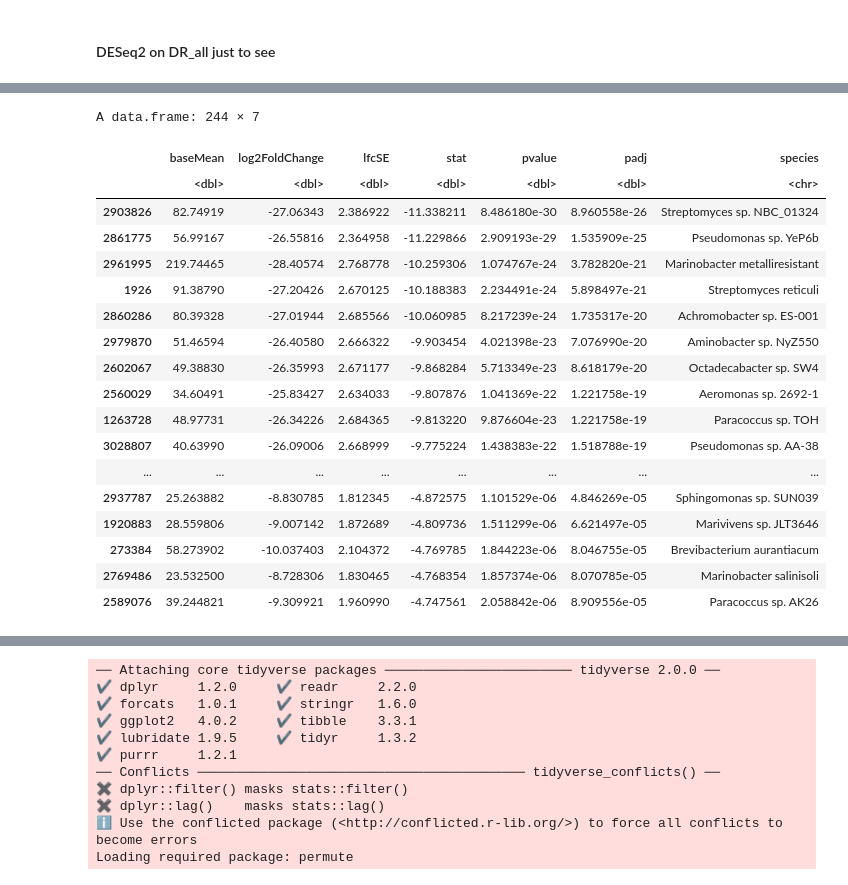
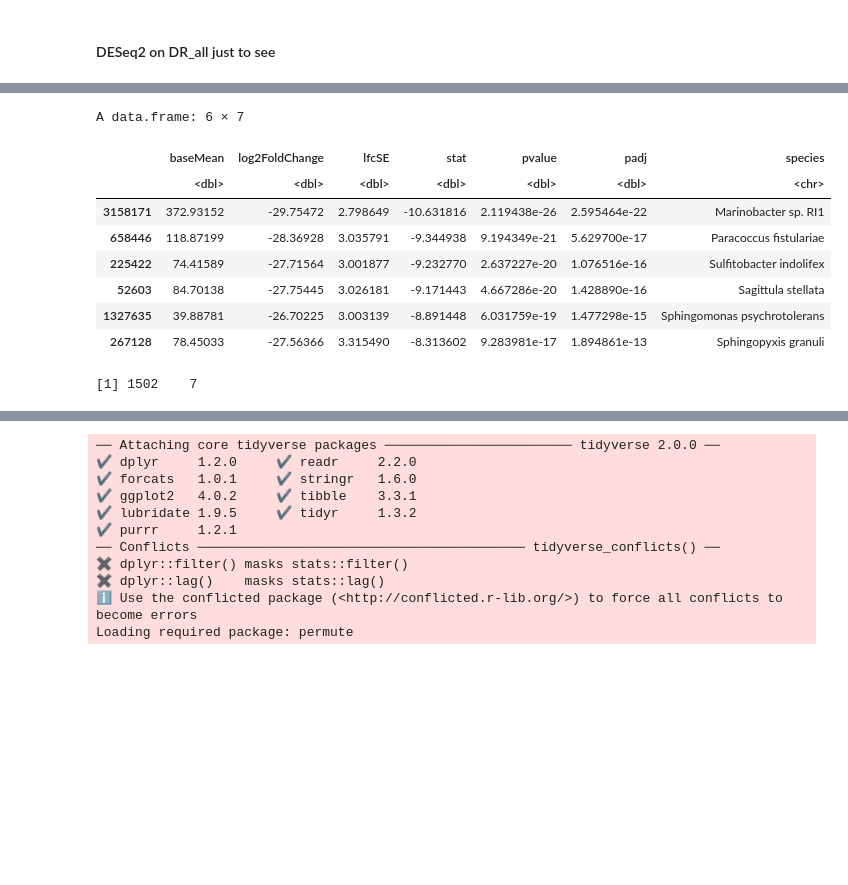
Before and after one commit to nikeaulrich/DR_SCTLD, a Jupyter notebook: DR_phyloseq.ipynb, the cells around one changed output, grey strips where cells are left out. Cells and saved outputs as stored; diff of their text form; code cells hidden in the pictures; blank space fills up the shorter version.

```diff
--- a/DR_phyloseq.ipynb
+++ b/DR_phyloseq.ipynb
@@ -177,7 +177,7 @@ A data.frame: 6 × 30
 | 6 | 28213 | 4979.077 | 0.000 | 0.00000 | 0.000 | ... |
 # %%
 #reorder columns from list file (just concatenated the IDs together in the order I wanted
-column_list <- readLines("COL_column_order.txt")
+column_list <- readLines("DR_column_order.txt")
 otu_table <- otu_table[, column_list]
 head(otu_table)
 # %% [output]
@@ -445,11 +461,11 @@ Signif. codes:  0 ‘***’ 0.001 ‘**’ 0.01 ‘*’ 0.05 ‘.’ 0.1 ‘ ’
 # %% [markdown]
 #### DESeq2 on DR_all just to see
 # %%
-#run DESeq2 on mcav
-ds_all = phyloseq_to_deseq2(DR_all, ~ SCTLD_status)
+#run DESeq2
+ds_all = phyloseq_to_deseq2(DR_all, ~ Sample_type)
 ds_all = DESeq(ds_all, test="Wald", fitType="parametric")
-res = results(ds_all, cooksCutoff = FALSE)
-alpha = 0.0001
+res = results(ds_all, cooksCutoff = FALSE, contrast=c("Sample_type", "H", "DM"))
+alpha = 0.00001
 sigtab_a = res[which(res$padj < alpha), ]
 sigtab_all = cbind(as(sigtab_a, "data.frame"), as(tax_table(DR_all)[rownames(sigtab_a), ], "matrix"))
 res
@@ -500,25 +516,17 @@ A data.frame: 6 × 7
 # %%
 # sort by most significant
 sorted_sigtab_all <- sigtab_all %>%
   arrange(padj)
-sorted_sigtab_all
+head(sorted_sigtab_all)
+dim(sorted_sigtab_all)
 # %% [output]
-A data.frame: 244 × 7
+A data.frame: 6 × 7
 |  | baseMean | log2FoldChange | lfcSE | stat | pvalue | padj | species |
 |  | <dbl> | <dbl> | <dbl> | <dbl> | <dbl> | <dbl> | <chr> |
-| 2903826 | 82.74919 | -27.06343 | 2.386922 | -11.338211 | 8.486180e-30 | 8.960558e-26 | Streptomyces sp. NBC_01324 |
-| 2861775 | 56.99167 | -26.55816 | 2.364958 | -11.229866 | 2.909193e-29 | 1.535909e-25 | Pseudomonas sp. YeP6b |
-| 2961995 | 219.74465 | -28.40574 | 2.768778 | -10.259306 | 1.074767e-24 | 3.782820e-21 | Marinobacter metalliresistant |
-| 1926 | 91.38790 | -27.20426 | 2.670125 | -10.188383 | 2.234491e-24 | 5.898497e-21 | Streptomyces reticuli |
-| 2860286 | 80.39328 | -27.01944 | 2.685566 | -10.060985 | 8.217239e-24 | 1.735317e-20 | Achromobacter sp. ES-001 |
-| 2979870 | 51.46594 | -26.40580 | 2.666322 | -9.903454 | 4.021398e-23 | 7.076990e-20 | Aminobacter sp. NyZ550 |
-| 2602067 | 49.38830 | -26.35993 | 2.671177 | -9.868284 | 5.713349e-23 | 8.618179e-20 | Octadecabacter sp. SW4 |
-| 2560029 | 34.60491 | -25.83427 | 2.634033 | -9.807876 | 1.041369e-22 | 1.221758e-19 | Aeromonas sp. 2692-1 |
-| 1263728 | 48.97731 | -26.34226 | 2.684365 | -9.813220 | 9.876604e-23 | 1.221758e-19 | Paracoccus sp. TOH |
-| 3028807 | 40.63990 | -26.09006 | 2.668999 | -9.775224 | 1.438383e-22 | 1.518788e-19 | Pseudomonas sp. AA-38 |
-| ... | ... | ... | ... | ... | ... | ... | ... |
-| 2937787 | 25.263882 | -8.830785 | 1.812345 | -4.872575 | 1.101529e-06 | 4.846269e-05 | Sphingomonas sp. SUN039 |
-| 1920883 | 28.559806 | -9.007142 | 1.872689 | -4.809736 | 1.511299e-06 | 6.621497e-05 | Marivivens sp. JLT3646 |
-| 273384 | 58.273902 | -10.037403 | 2.104372 | -4.769785 | 1.844223e-06 | 8.046755e-05 | Brevibacterium aurantiacum |
-| 2769486 | 23.532500 | -8.728306 | 1.830465 | -4.768354 | 1.857374e-06 | 8.070785e-05 | Marinobacter salinisoli |
-| 2589076 | 39.244821 | -9.309921 | 1.960990 | -4.747561 | 2.058842e-06 | 8.909556e-05 | Paracoccus sp. AK26 |
+| 3158171 | 372.93152 | -29.75472 | 2.798649 | -10.631816 | 2.119438e-26 | 2.595464e-22 | Marinobacter sp. RI1 |
+| 658446 | 118.87199 | -28.36928 | 3.035791 | -9.344938 | 9.194349e-21 | 5.629700e-17 | Paracoccus fistulariae |
+| 225422 | 74.41589 | -27.71564 | 3.001877 | -9.232770 | 2.637227e-20 | 1.076516e-16 | Sulfitobacter indolifex |
+| 52603 | 84.70138 | -27.75445 | 3.026181 | -9.171443 | 4.667286e-20 | 1.428890e-16 | Sagittula stellata |
+| 1327635 | 39.88781 | -26.70225 | 3.003139 | -8.891448 | 6.031759e-19 | 1.477298e-15 | Sphingomonas psychrotolerans |
+| 267128 | 78.45033 | -27.56366 | 3.315490 | -8.313602 | 9.283981e-17 | 1.894861e-13 | Sphingopyxis granuli |
+[1] 1502    7
```
Also changed, not shown: parts of 26 cells of this notebook, 24 other files.
